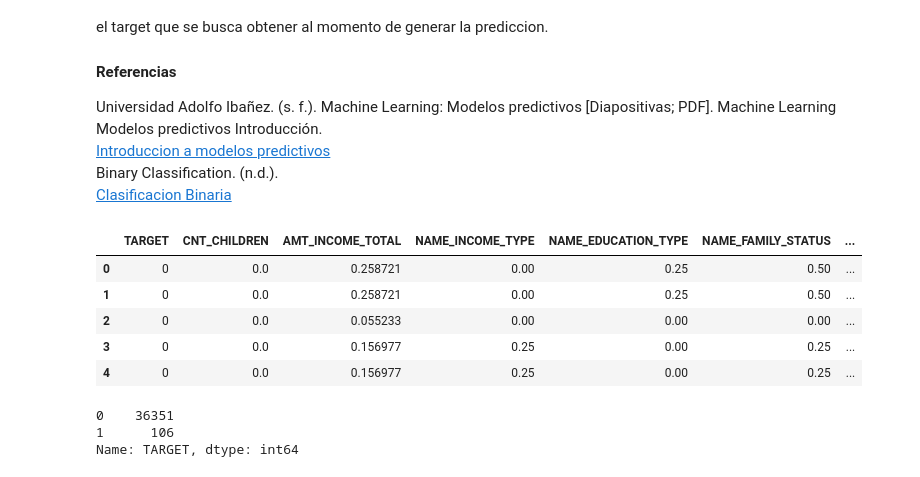
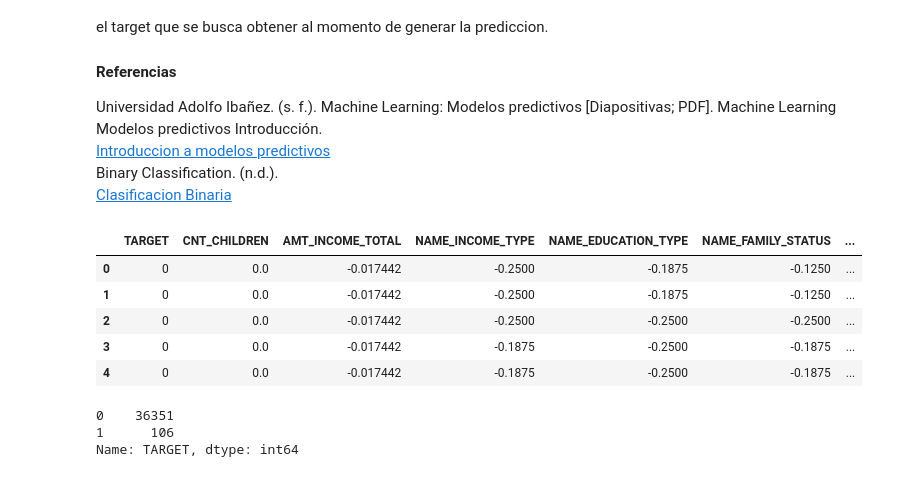
Before and after one commit to eolo-ws/proyecto-2-mineria-de-datos, a Jupyter notebook: proyecto-2-mineria-grupo-5.ipynb, the cells around one changed output. Cells and saved outputs as stored; diff of their text form; code cells hidden in the pictures.

```diff
--- a/proyecto-2-mineria-grupo-5.ipynb
+++ b/proyecto-2-mineria-grupo-5.ipynb
@@ -454,29 +454,34 @@ Binary Classification. (n.d.).\
 # %%
 # Se utiliza MinMaxScaler para normalizar los datos.
 from sklearn.preprocessing import MinMaxScaler
 
 # x sera nuestra data
 x=data.drop('TARGET',axis=1)
 # y sera nuestro target data
 y=data['TARGET']
 
+columnas = x.columns
+
 scaler=MinMaxScaler()
-scaler.fit_transform(x)
+x=scaler.fit_transform(x)
+
+x_df = pd.DataFrame(x,columns=columnas)
+
 
 # Vizualizacion de los datos escalados
 feature_scale = [feature for feature in data.columns if feature!='TARGET']
 data = pd.concat([data['TARGET'].reset_index(drop=True),
                     pd.DataFrame(scaler.transform(x), columns=feature_scale)],
                     axis=1)
 
 data.head()
 # %% [output]
 |  | TARGET | CNT_CHILDREN | AMT_INCOME_TOTAL | NAME_INCOME_TYPE | NAME_EDUCATION_TYPE | NAME_FAMILY_STATUS | ... |
-| 0 | 0 | 0.0 | 0.258721 | 0.00 | 0.25 | 0.50 | ... |
-| 1 | 0 | 0.0 | 0.258721 | 0.00 | 0.25 | 0.50 | ... |
-| 2 | 0 | 0.0 | 0.055233 | 0.00 | 0.00 | 0.00 | ... |
-| 3 | 0 | 0.0 | 0.156977 | 0.25 | 0.00 | 0.25 | ... |
-| 4 | 0 | 0.0 | 0.156977 | 0.25 | 0.00 | 0.25 | ... |
+| 0 | 0 | 0.0 | -0.017442 | -0.2500 | -0.1875 | -0.1250 | ... |
+| 1 | 0 | 0.0 | -0.017442 | -0.2500 | -0.1875 | -0.1250 | ... |
+| 2 | 0 | 0.0 | -0.017442 | -0.2500 | -0.2500 | -0.2500 | ... |
+| 3 | 0 | 0.0 | -0.017442 | -0.1875 | -0.2500 | -0.1875 | ... |
+| 4 | 0 | 0.0 | -0.017442 | -0.1875 | -0.2500 | -0.1875 | ... |
 # %%
 # Revisamos el ratio de valores en el dataset en base al TARGET
 data.TARGET.value_counts()
```
Also changed, not shown: parts of 2 cells of this notebook.
